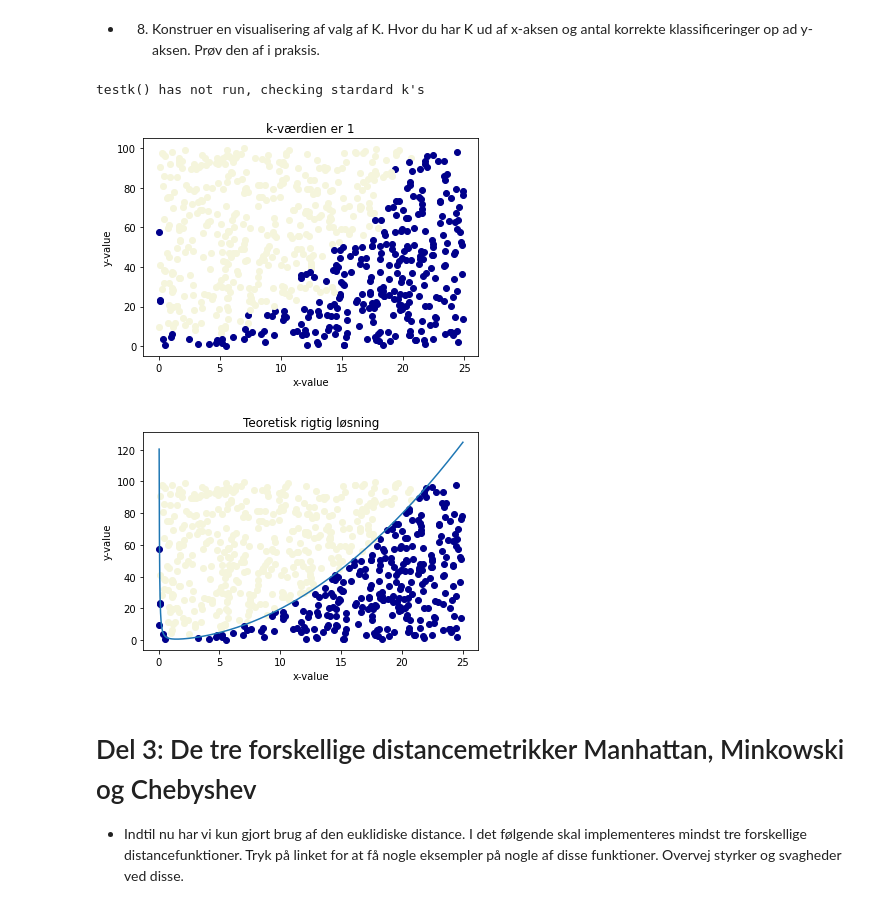
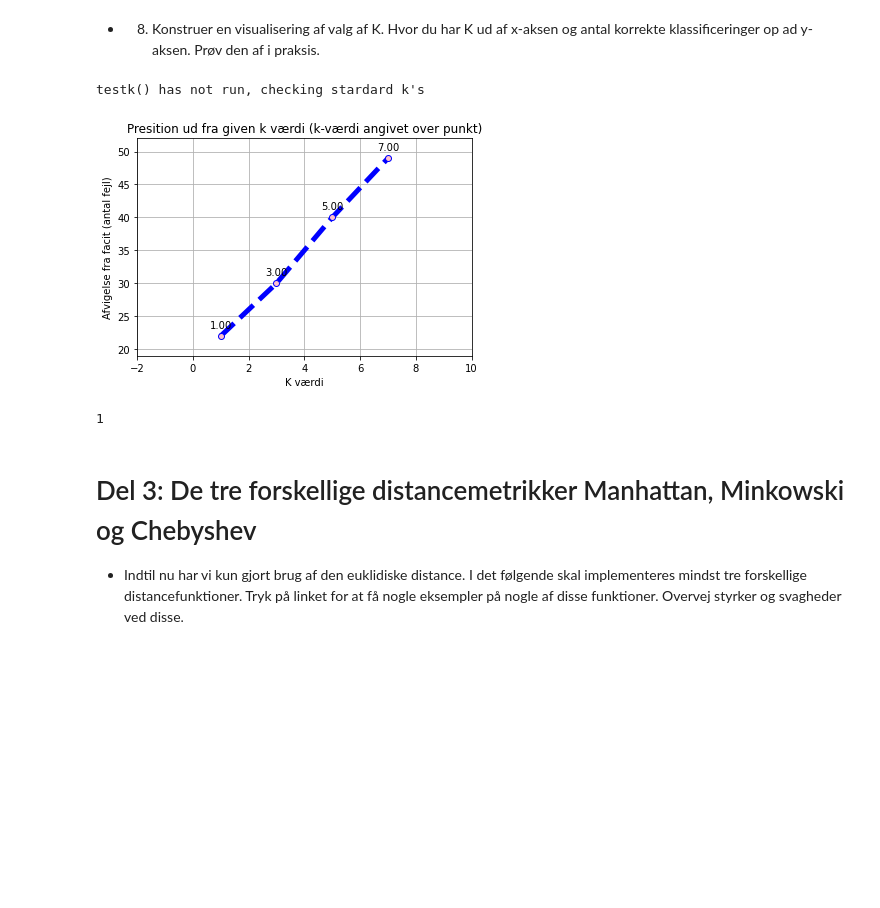
Before and after one commit to dendersen/inteligent-systems, a Jupyter notebook: del opgaver.ipynb, the cells around one changed output. Cells and saved outputs as stored; diff of their text form; code cells hidden in the pictures; blank space fills up the shorter version.

```diff
--- a/del opgaver.ipynb
+++ b/del opgaver.ipynb
@@ -120,19 +120,17 @@ k.visualize()
 # %%
 from knn.testKNN import soll,solutionGen
 high = 25
 tall = 100
 low = 0
 Data = randomPoints(500,high,low,tall,low).copy()
 k = Knn(soll(randomPoints(200,high,low,tall,low)),1)
 k.UpdateDataset(Data.copy(),solutionGen(Data.copy()))
-k.visualize()
 k.runData()
-k.visualize()
-k.visualizeSolution()
+k.visualizeK()
 # %% [output]
 testk() has not run, checking stardard k's
-[figure, old version]
+[figure, new version]
-[figure, removed]
+1
 # %% [markdown]
 # Del 3: De tre forskellige distancemetrikker Manhattan, Minkowski og Chebyshev
 * Indtil nu har vi kun gjort brug af den euklidiske distance. I det følgende skal implementeres mindst tre forskellige distancefunktioner. Tryk på linket for at få nogle eksempler på nogle af disse funktioner. Overvej styrker og svagheder ved disse.
```
Also changed, not shown: parts of 11 cells of this notebook.
